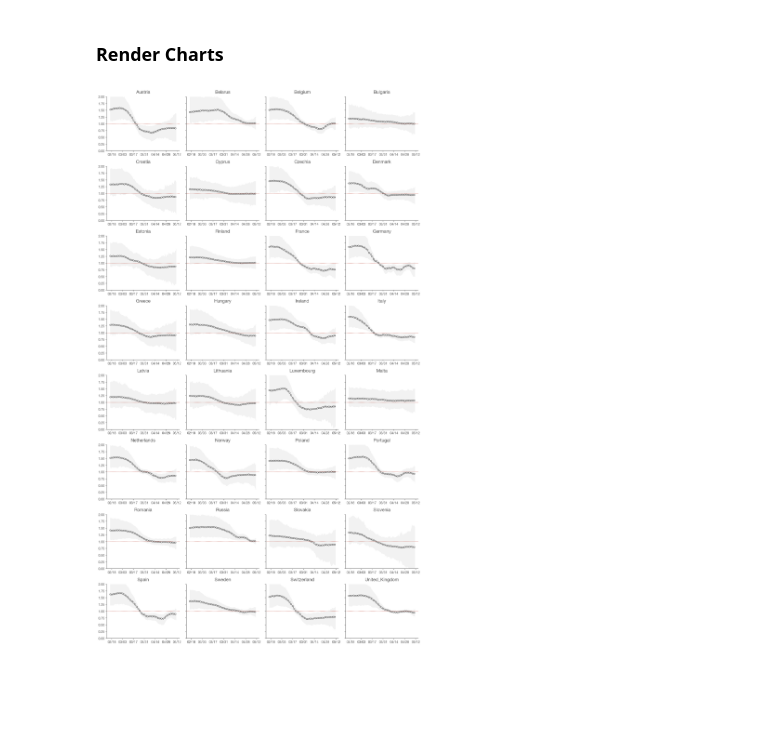
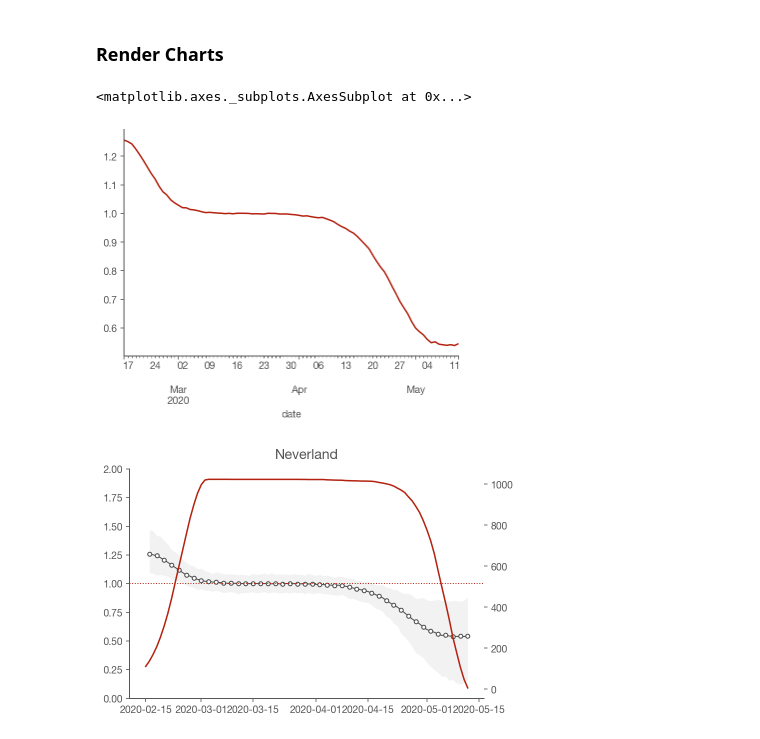
Before and after one commit to maciekrt/covid-19, a Jupyter notebook: Realtime Rt mcmc.ipynb, the cells around one changed output. Saved outputs shown, nothing was run; the diff lists cells and outputs as text; code cells hidden in the pictures; blank space fills up the shorter version.

```diff
--- a/Realtime Rt mcmc.ipynb
+++ b/Realtime Rt mcmc.ipynb
@@ -290,7 +313,7 @@ pdelayDF.to_csv('data/pdelay.csv')
 
 #### Select country Data
 # %%
-country = 'Slovakia'
+country = 'Italy'
 confirmed = countries.xs(country).cases
 confirmed['2020-03-19']
 # %% [output]
@@ -310,4 +333,6 @@ def confirmed_to_onset(confirmed, p_delay):
     return pd.Series(np.flip(convolved[:dates_considered.size]), index=dates_considered, name='Onset')
 # %%
 onset = confirmed_to_onset(confirmed, p_delay)
+# %%
+onset = confirmed_to_onset(cases_neverland[:80], p_delay)
 # %%
@@ -531,3 +546,5 @@ def create_and_run_model(name, country):
     onset = confirmed_to_onset(confirmed, p_delay)
     _ , cumulative_p_delay = adjust_onset_for_right_censorship(onset, p_delay)
     return MCMCModel(name, onset, cumulative_p_delay, window=1000).run(tune=1000)
+# %%
+model_neverland = create_and_run_model('Neverland', pd.DataFrame(onset.rename('cases')))
@@ -637,0 +632,2 @@ results.loc['Poland']
+# %%
+result_neverland = df_from_model(model_neverland)
@@ -663,24 +676,32 @@ def plot_rt(name, result, ax, c=(.3,.3,.3,1), ci=(0,0,0,.05)):
 
     ax.xaxis.set_major_formatter(mdates.DateFormatter('%m/%d'))
     ax.xaxis.set_major_locator(mdates.WeekdayLocator(interval=2))
+# %%
+result_neverland.droplevel(0)['median'].plot()
+# %% [output]
+<matplotlib.axes._subplots.AxesSubplot at 0x...>
+[figure, added]
 # %%
 # Laplace walk
-ncols = 4
-nrows = int(np.ceil(results.index.levels[0].shape[0] / ncols))
+ncols = 1
+nrows = 1 #int(np.ceil(results.index.levels[0].shape[0] / ncols))
 
 fig, axes = plt.subplots(
     nrows=nrows,
     ncols=ncols,
-    figsize=(14, nrows*3),
+#     figsize=(14, nrows*3),
     sharey='row')
 
-for ax, (country, result) in zip(axes.flat, results.groupby('region')):
-    plot_rt(country, result.droplevel(0), ax)
+# for ax, (country, result) in zip(axes.flat, results.groupby('region')):
+#     plot_rt(country, result.droplevel(0), ax)
+plot_rt('Neverland', result_neverland.droplevel(0), axes)
+ax2 = axes.twinx()  # instantiate a second axes that shares the same x-axis
+ax2.plot(onset)
 
 fig.tight_layout()
 fig.set_facecolor('w')
 # %% [output]
-[figure, old version]
+[figure, new version]
 # %%
 # Gaussain walk
 ncols = 4
```
Also changed, not shown: parts of 17 cells of this notebook.
